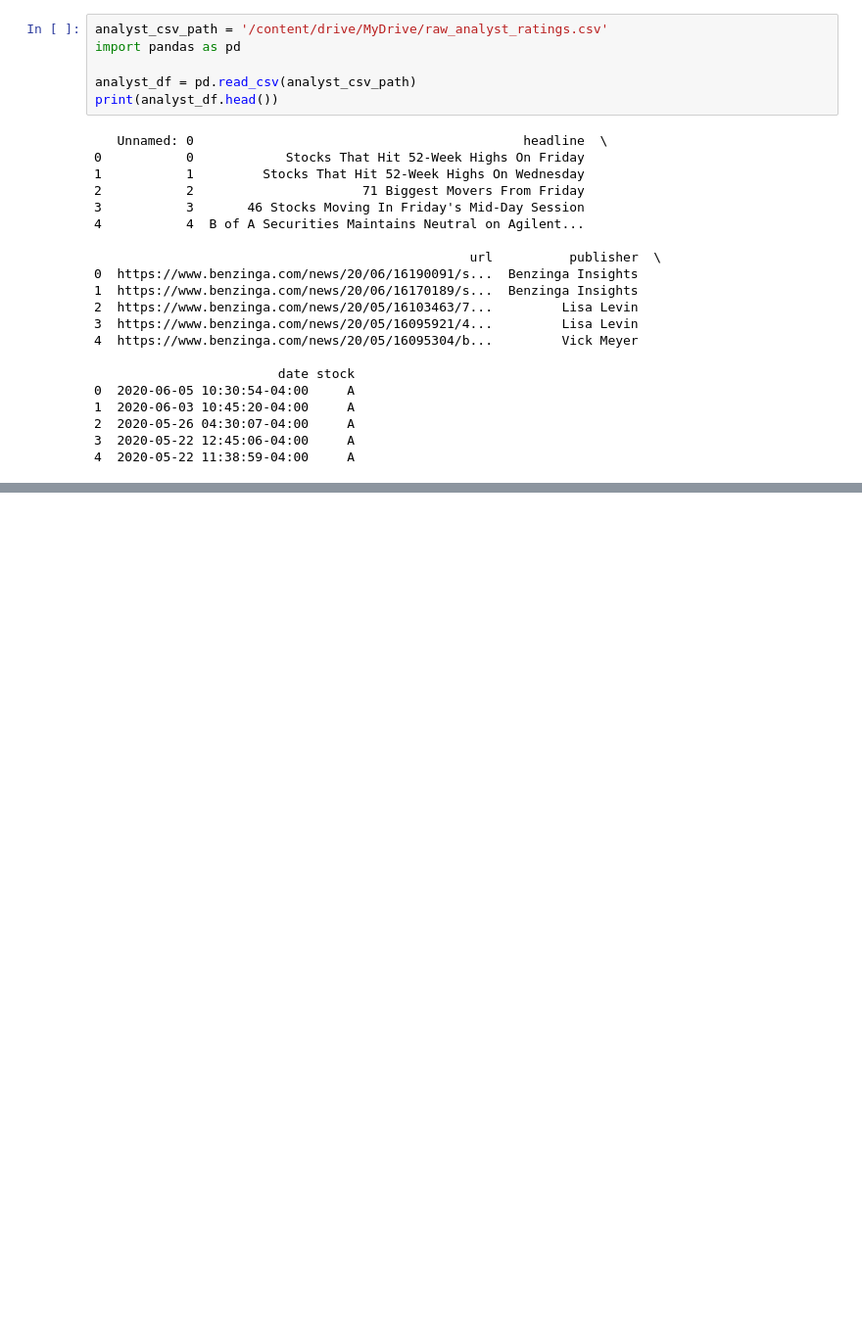
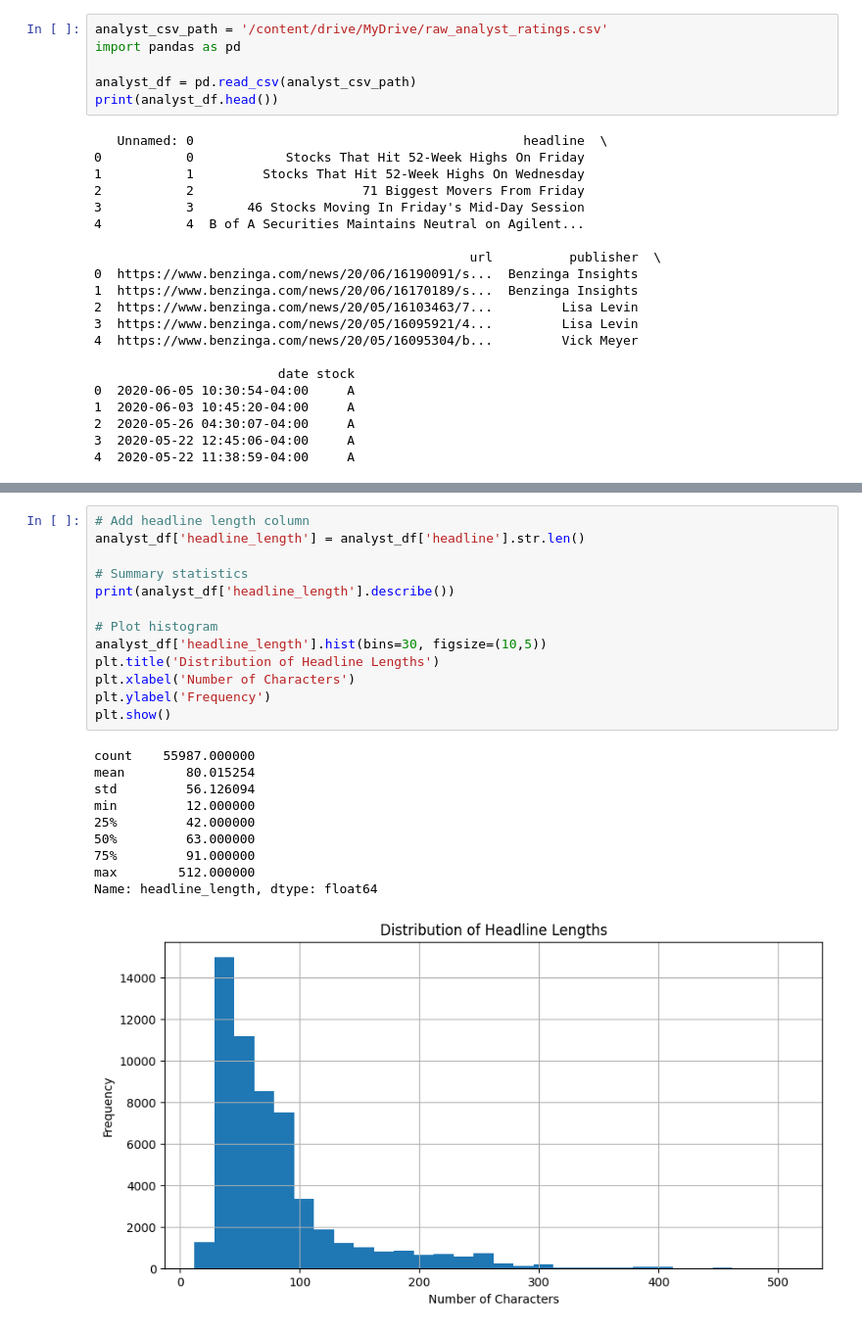
Before and after one commit to ProfessorAbraham/10academy-week1-sentiment-stock-analysis, a Jupyter notebook: notebooks/task_1_eda.ipynb, the cells around one changed output, grey strips where cells are left out. Shown: that part at 98% size. Drawn from its saved outputs; the diff is of its cells as text; blank space fills up the shorter version.

```diff
--- a/notebooks/task_1_eda.ipynb
+++ b/notebooks/task_1_eda.ipynb
@@ -80,0 +126,24 @@ print(analyst_df.head())
+# %%
+# Add headline length column
+analyst_df['headline_length'] = analyst_df['headline'].str.len()
+
+# Summary statistics
+print(analyst_df['headline_length'].describe())
+
+# Plot histogram
+analyst_df['headline_length'].hist(bins=30, figsize=(10,5))
+plt.title('Distribution of Headline Lengths')
+plt.xlabel('Number of Characters')
+plt.ylabel('Frequency')
+plt.show()
+# %% [output]
+count    55987.000000
+mean        80.015254
+std         56.126094
+min         12.000000
+25%         42.000000
+50%         63.000000
+75%         91.000000
+max        512.000000
+Name: headline_length, dtype: float64
+[figure, added]
```
Also changed, not shown: parts of 3 cells of this notebook.
